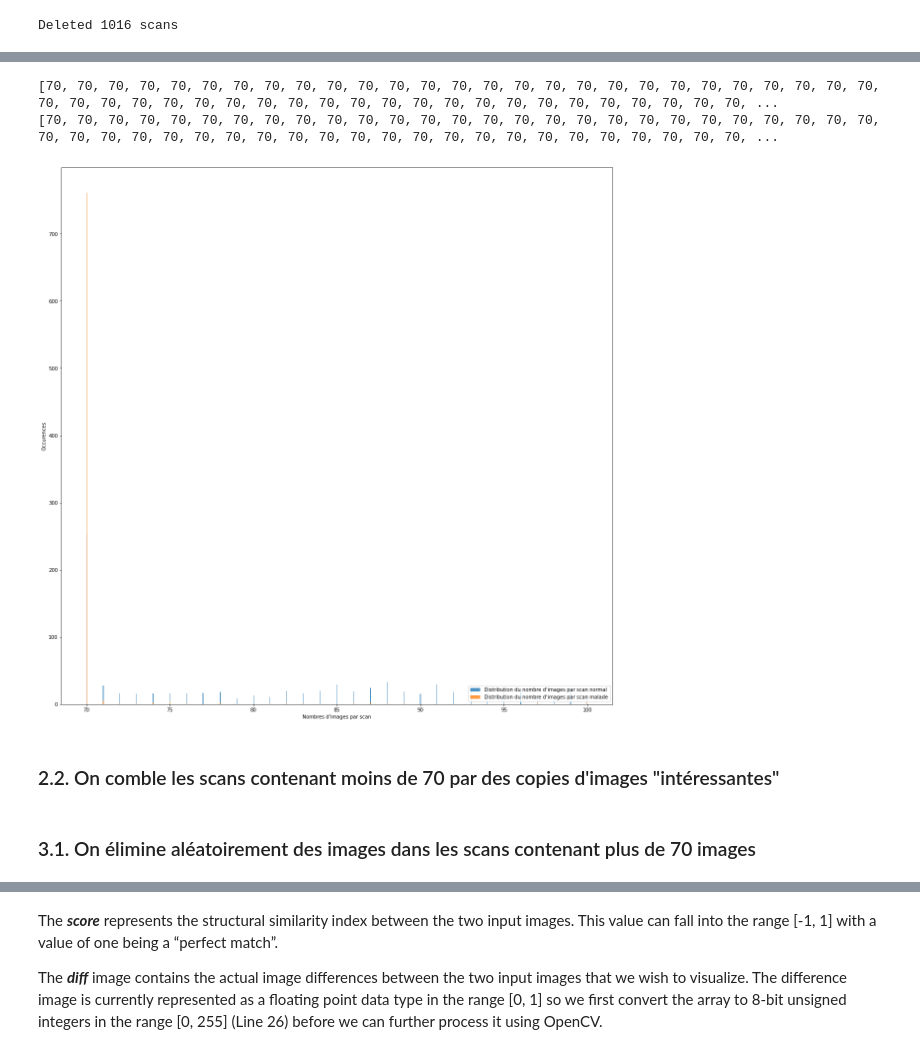
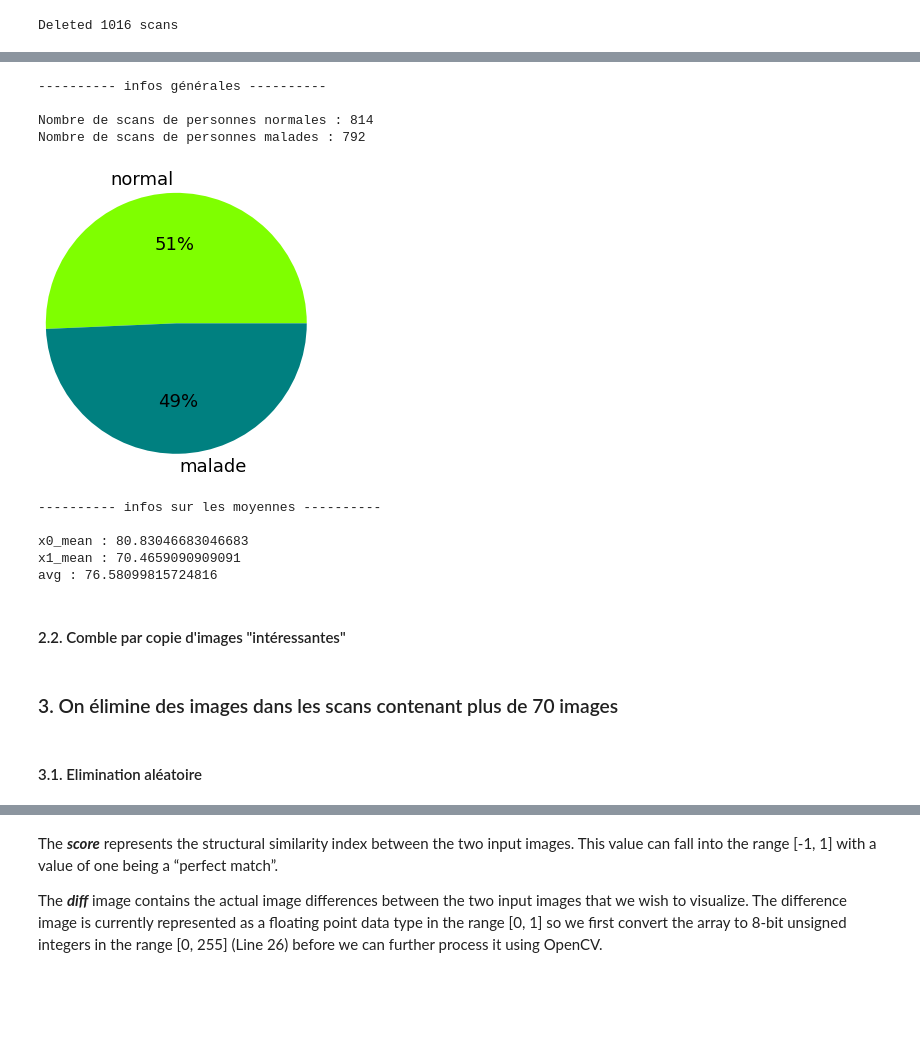
Before and after one commit to quent1fvr/Infection_pulmonaire, a Jupyter notebook: Infection_pulmonaire.ipynb, the cells around one changed output, grey strips where cells are left out. Cells and saved outputs as stored; diff of their text form; code cells hidden in the pictures; blank space fills up the shorter version.

```diff
--- a/Infection_pulmonaire.ipynb
+++ b/Infection_pulmonaire.ipynb
@@ -182,42 +151,15 @@ for folder_name in ("normal", "malade"):
-# %%
-#--------------------------------- Visualisation des données ---------------------------------
-
-plt.figure(figsize=(20, 20))
-
-tab_normal = []
-tab_malade = []
-
-dir_normal = '/tmp/COVID_crop/normal'
-dir_malade = '/tmp/COVID_crop/malade'
-
-for base in os.walk(dir_normal):
-    #print('folder "', base[0], '" containing ', len(base[2]), ' files')
-    tab_normal.append(len(base[2]))
-tab_normal.pop(0)
-tab_normal.sort()
-print(tab_normal)
-
-for base in os.walk(dir_malade):
-    #print('folder "', base[0], '" containing ', len(base[2]), ' files')
-    tab_malade.append(len(base[2]))
-tab_malade.pop(0)
-tab_malade.sort()
-print(tab_malade)
-
-x0 = tab_normal
-x1 = tab_malade
-
-bins = max(len(x0), len(x1))
-
-plt.hist(x0, bins, alpha=0.8, label="Distribution du nombre d'images par scan normal")
-plt.hist(x1, bins, alpha=0.8, label="Distribution du nombre d'images par scan malade")
-plt.legend(loc='lower right')
-plt.xlabel("Nombres d'images par scan")
-plt.ylabel("Occurences")
-plt.show()
-# %% [output]
-[70, 70, 70, 70, 70, 70, 70, 70, 70, 70, 70, 70, 70, 70, 70, 70, 70, 70, 70, 70, 70, 70, 70, 70, 70, 70, 70, 70, 70, 70, 70, 70, 70, 70, 70, 70, 70, 70, 70, 70, 70, 70, 70, 70, 70, 70, 70, 70, 70, 70, ...
-[70, 70, 70, 70, 70, 70, 70, 70, 70, 70, 70, 70, 70, 70, 70, 70, 70, 70, 70, 70, 70, 70, 70, 70, 70, 70, 70, 70, 70, 70, 70, 70, 70, 70, 70, 70, 70, 70, 70, 70, 70, 70, 70, 70, 70, 70, 70, 70, 70, 70, ...
-[figure, removed]
+# %%
+visualisation(True, False, True)
+# %% [output]
+---------- infos générales ----------
+
+Nombre de scans de personnes normales : 814
+Nombre de scans de personnes malades : 792
+[figure, added]
+---------- infos sur les moyennes ----------
+
+x0_mean : 80.83046683046683
+x1_mean : 70.4659090909091
+avg : 76.58099815724816
 # %% [markdown]
-### 2.2. On comble les scans contenant moins de 70 par des copies d'images "intéressantes"
+#### 2.2. Comble par copie d'images "intéressantes"
@@ -224,5 +170,7 @@ plt.show()
 # %% [markdown]
-### 3.1. On élimine aléatoirement des images dans les scans contenant plus de 70 images
+### 3. On élimine des images dans les scans contenant plus de 70 images
+# %% [markdown]
+#### 3.1. Elimination aléatoire
 # %%
 import shutil
 for folder_name in ("normal", "malade"):
```
Also changed, not shown: parts of 26 cells of this notebook.
